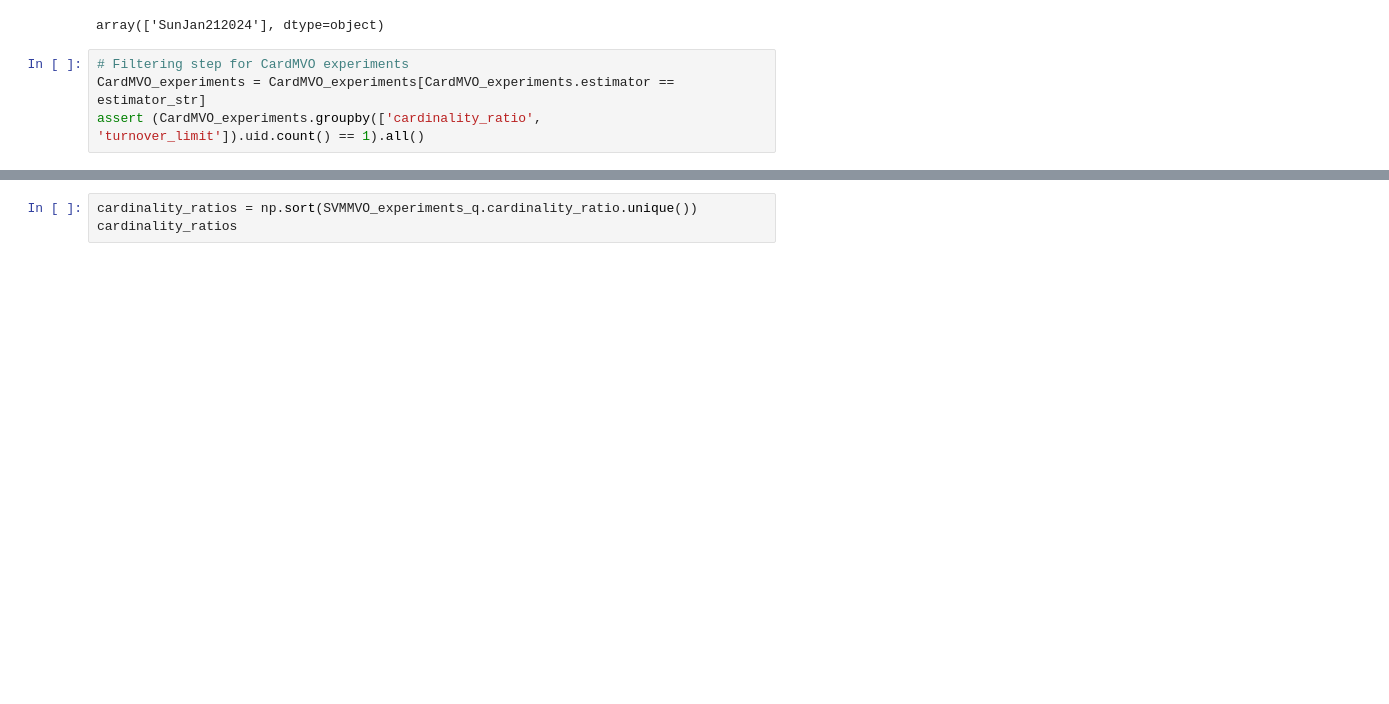
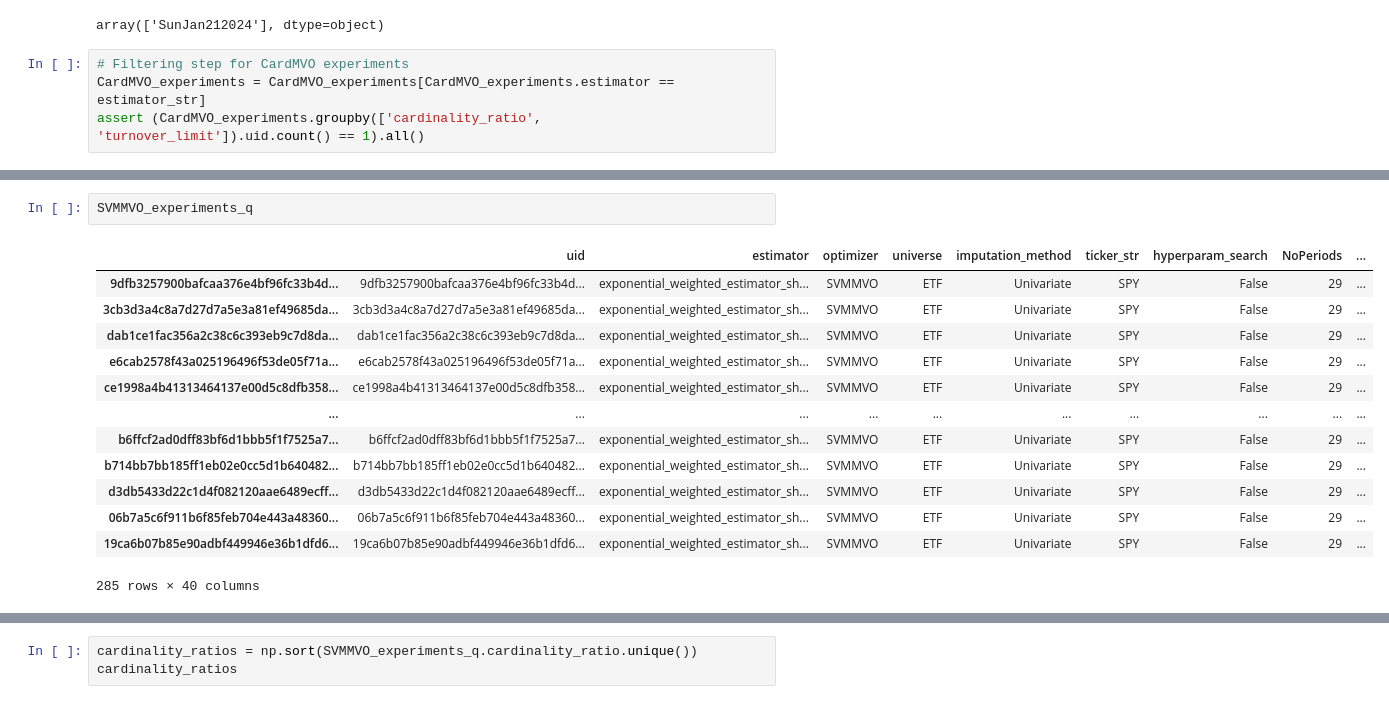
Before and after one commit to davidislip/support_vector_risk_machine, a Jupyter notebook: Results.ipynb, the cells around one changed output, grey strips where cells are left out. Cells and saved outputs as stored; diff of their text form; blank space fills up the shorter version.

```diff
--- a/Results.ipynb
+++ b/Results.ipynb
@@ -159,3 +160,19 @@ q = 10  runs available:  ['SunJan212024']
+# %%
+SVMMVO_experiments_q
+# %% [output]
+|  | uid | estimator | optimizer | universe | imputation_method | ticker_str | hyperparam_search | NoPeriods | ... |
+| 9dfb3257900bafcaa376e4bf96fc33b4d... | 9dfb3257900bafcaa376e4bf96fc33b4d... | exponential_weighted_estimator_sh... | SVMMVO | ETF | Univariate | SPY | False | 29 | ... |
+| 3cb3d3a4c8a7d27d7a5e3a81ef49685da... | 3cb3d3a4c8a7d27d7a5e3a81ef49685da... | exponential_weighted_estimator_sh... | SVMMVO | ETF | Univariate | SPY | False | 29 | ... |
+| dab1ce1fac356a2c38c6c393eb9c7d8da... | dab1ce1fac356a2c38c6c393eb9c7d8da... | exponential_weighted_estimator_sh... | SVMMVO | ETF | Univariate | SPY | False | 29 | ... |
+| e6cab2578f43a025196496f53de05f71a... | e6cab2578f43a025196496f53de05f71a... | exponential_weighted_estimator_sh... | SVMMVO | ETF | Univariate | SPY | False | 29 | ... |
+| ce1998a4b41313464137e00d5c8dfb358... | ce1998a4b41313464137e00d5c8dfb358... | exponential_weighted_estimator_sh... | SVMMVO | ETF | Univariate | SPY | False | 29 | ... |
+| ... | ... | ... | ... | ... | ... | ... | ... | ... | ... |
+| b6ffcf2ad0dff83bf6d1bbb5f1f7525a7... | b6ffcf2ad0dff83bf6d1bbb5f1f7525a7... | exponential_weighted_estimator_sh... | SVMMVO | ETF | Univariate | SPY | False | 29 | ... |
+| b714bb7bb185ff1eb02e0cc5d1b640482... | b714bb7bb185ff1eb02e0cc5d1b640482... | exponential_weighted_estimator_sh... | SVMMVO | ETF | Univariate | SPY | False | 29 | ... |
+| d3db5433d22c1d4f082120aae6489ecff... | d3db5433d22c1d4f082120aae6489ecff... | exponential_weighted_estimator_sh... | SVMMVO | ETF | Univariate | SPY | False | 29 | ... |
+| 06b7a5c6f911b6f85feb704e443a48360... | 06b7a5c6f911b6f85feb704e443a48360... | exponential_weighted_estimator_sh... | SVMMVO | ETF | Univariate | SPY | False | 29 | ... |
+| 19ca6b07b85e90adbf449946e36b1dfd6... | 19ca6b07b85e90adbf449946e36b1dfd6... | exponential_weighted_estimator_sh... | SVMMVO | ETF | Univariate | SPY | False | 29 | ... |
+285 rows × 40 columns
 # %%
 SVMMVO_experiments_q.drop_duplicates().groupby(['kappa', 'cardinality_ratio']).uid.count()
 # %% [output]
```
Also changed, not shown: parts of 11 cells of this notebook, 28 other files.
